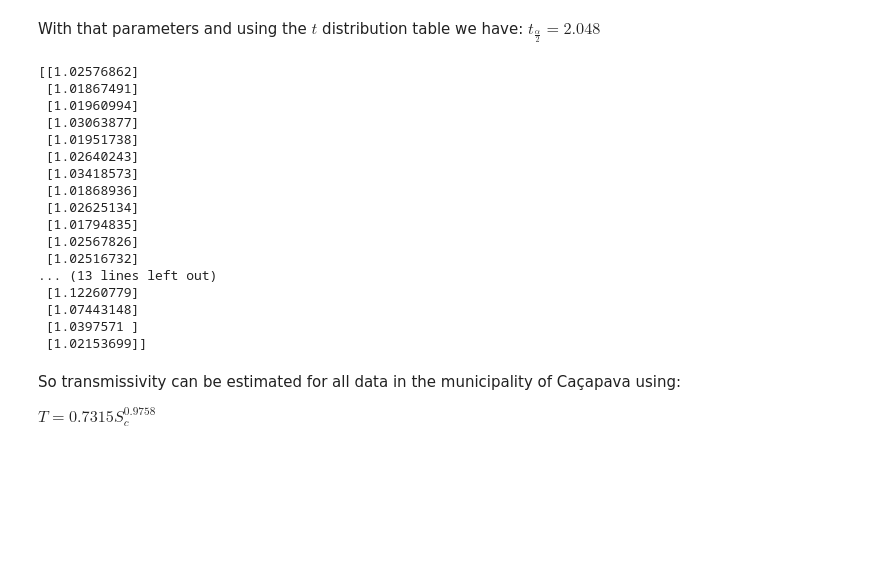
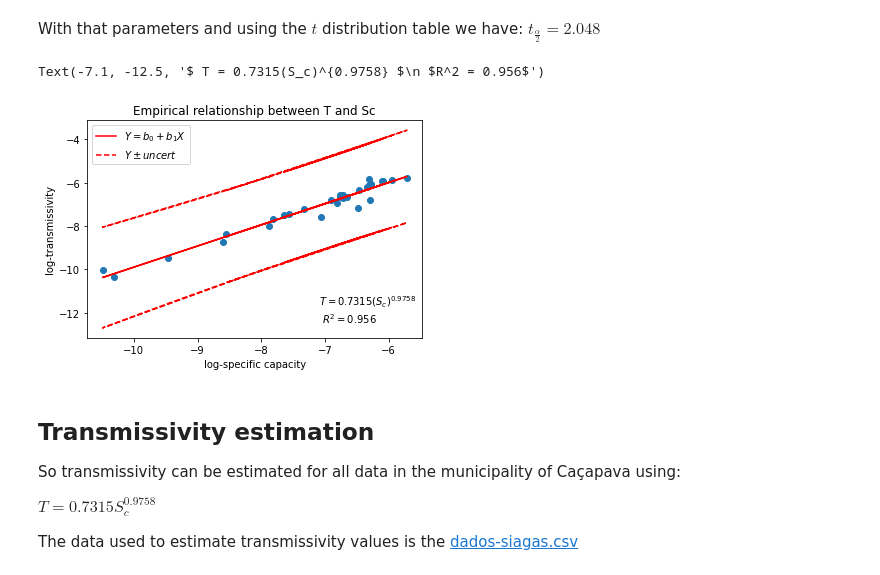
Before and after one commit to philliperalin/cacapava-wellfield-project, a Jupyter notebook: transmissivity/Sc_T.ipynb, the cells around one changed output. Drawn from its saved outputs; the diff is of its cells as text; code cells hidden in the pictures; blank space fills up the shorter version.

Commit message:
T_data file - T estimates using empirical method

```diff
--- a/transmissivity/Sc_T.ipynb
+++ b/transmissivity/Sc_T.ipynb
@@ -188,25 +180,3 @@ degrees of freedom = 28 and alpha = 0.05
 # %% [markdown]
 With that parameters and using the $t$ distribution table we have:
 $ t_\frac{\alpha}{2} = 2.048 $
-# %%
-n = len(df['log_Sc'])
-uncert = np.sqrt(1 + (1/n) + (((X - np.mean(X))**2)/(np.sum(np.power(X, 2))-((np.sum(X)**2)/n))))
-print(uncert)
-# %% [output]
-[[1.02576862]
- [1.01867491]
- [1.01960994]
- [1.03063877]
- [1.01951738]
- [1.02640243]
- [1.03418573]
- [1.01868936]
- [1.02625134]
- [1.01794835]
- [1.02567826]
- [1.02516732]
-... (13 lines left out)
- [1.12260779]
- [1.07443148]
- [1.0397571 ]
- [1.02153699]]
@@ -216,4 +183,23 @@ print(uncert)
+# %%
+n = len(df['log_Sc'])
+t = 2.048
+uncert = t*np.sqrt(1 + (1/n) + (((X - np.mean(X))**2)/(np.sum(np.power(X, 2))-((np.sum(X)**2)/n))))
+plt.scatter(df['log_Sc'], df['log_T'])
+plt.plot(x, y, '-r', label='$ Y = b_0 + b_1 X $')
+plt.plot(x, y + uncert, '--r', label='$Y \pm uncert$')
+plt.plot(x, y - uncert, '--r')
+plt.title('Empirical relationship between T and Sc')
+plt.xlabel('log-specific capacity')
+plt.ylabel('log-transmissivity')
+plt.legend(loc='upper left')
+plt.text(-7.1, -12.5, '$ T = 0.7315(S_c)^{0.9758} $\n $R^2 = 0.956$')
+# %% [output]
+Text(-7.1, -12.5, '$ T = 0.7315(S_c)^{0.9758} $\n $R^2 = 0.956$')
+[figure, added]
 # %% [markdown]
+## Transmissivity estimation
 So transmissivity can be estimated for all data in the municipality of Caçapava using:
 
 $ T = 0.7315S_c^{0.9758} $
+
+The data used to estimate transmissivity values is the [dados-siagas.csv](/data/dados-siagas.csv)
```
Also changed, not shown: parts of 13 cells of this notebook, 2 other files.
